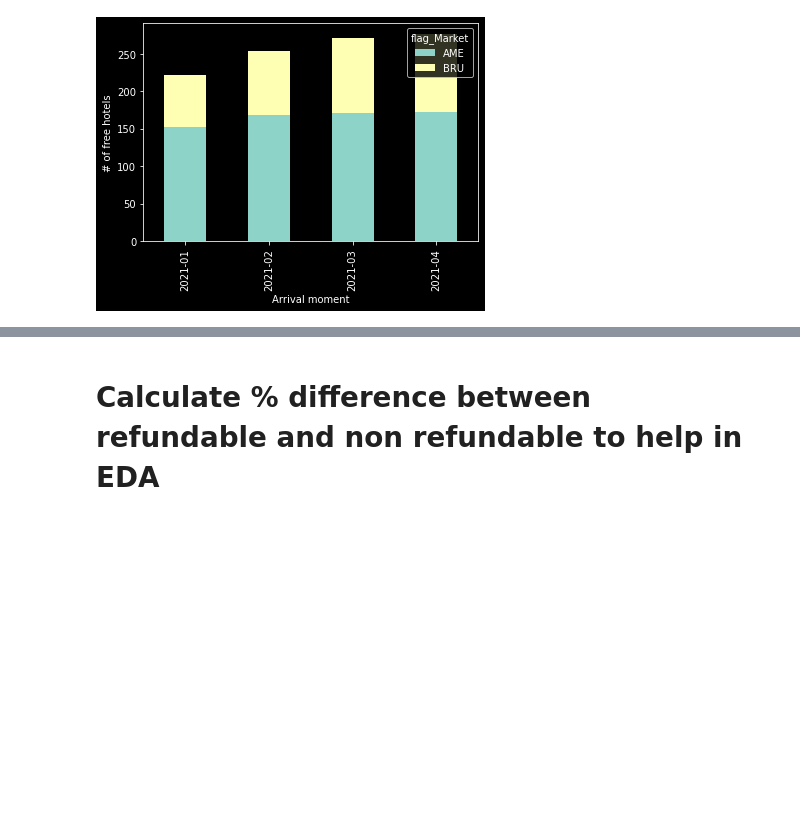
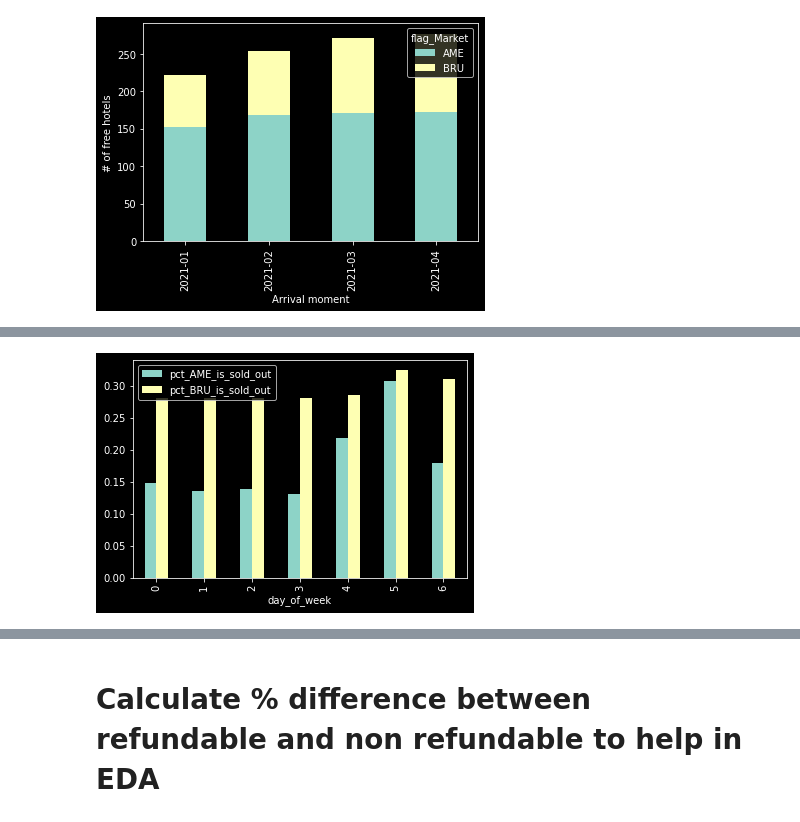
Before and after one commit to jmmvr/Lighthouse_EDA, a Jupyter notebook: 01. EDA_JR.ipynb, the cells around one changed output, grey strips where cells are left out. Drawn from its saved outputs; the diff is of its cells as text; code cells hidden in the pictures; blank space fills up the shorter version.

```diff
--- a/01. EDA_JR.ipynb
+++ b/01. EDA_JR.ipynb
@@ -277,0 +335,98 @@ Text(0, 0.5, '# of free hotels')
+# %%
+# What is the percentage of sold out hotels per market / day of week / future months?
+
+########################################################
+
+df_agg1 = df_joined.groupby(
+    [
+        'flag_Market',
+#         'month_year',
+        'day_of_week',
+        'is_sold_out'
+
+    ])['our_hotel_id'].nunique().reset_index()
+df_agg2 = pd.pivot_table(
+    data = df_agg1,
+    values = 'our_hotel_id',
+    index = ['day_of_week'],
+    columns = ['flag_Market', 'is_sold_out'],
+    aggfunc = 'sum'
+)
+df_agg2.columns = df_agg2.columns = [str(col) for col in df_agg2.columns]
+df_agg2 = df_agg2.rename_axis(None, axis=1).reset_index()
+df_agg2['pct_AME_is_sold_out'] = df_agg2["('AME', True)"] / (df_agg2["('AME', True)"] + df_agg2["('AME', False)"])
+df_agg2['pct_BRU_is_sold_out'] = df_agg2["('BRU', True)"] / (df_agg2["('BRU', True)"] + df_agg2["('BRU', False)"])
+df_agg2[
+    [
+#         'month_year',
+        'day_of_week',
+        'pct_AME_is_sold_out',
+        'pct_BRU_is_sold_out'
+    ]
+].set_index(
+    ['day_of_week']).plot.bar()
+
+########################################################
+
+df_agg1 = df_joined.groupby(
+    [
+        'flag_Market',
+        'month_year',
+        'day_of_week',
+        'is_sold_out'
+
+    ])['our_hotel_id'].nunique().reset_index()
+
+df_agg2 = pd.pivot_table(
+    data = df_agg1,
+    values = 'our_hotel_id',
+    index = ['month_year', 'day_of_week'],
+    columns = ['flag_Market', 'is_sold_out'],
+    aggfunc = 'sum'
+)
+df_agg2.columns = df_agg2.columns = [str(col) for col in df_agg2.columns]
+df_agg2 = df_agg2.rename_axis(None, axis=1).reset_index()
+df_agg2['pct_AME_is_sold_out'] = df_agg2["('AME', True)"] / (df_agg2["('AME', True)"] + df_agg2["('AME', False)"])
+df_agg2['pct_BRU_is_sold_out'] = df_agg2["('BRU', True)"] / (df_agg2["('BRU', True)"] + df_agg2["('BRU', False)"])
+df_agg2[
+    [
+        'month_year',
+        'day_of_week',
+        'pct_AME_is_sold_out',
+        'pct_BRU_is_sold_out'
+    ]
+].set_index(
+    ['month_year', 'day_of_week']).plot.bar()
+
+########################################################
+
+df_agg1 = df_joined.groupby(
+    [
+        'flag_Market',
+        'month_year',
+#         'day_of_week',
+        'is_sold_out'
+
+    ])['our_hotel_id'].nunique().reset_index()
+
+df_agg2 = pd.pivot_table(
+    data = df_agg1,
+    values = 'our_hotel_id',
+    index = ['month_year'],
+    columns = ['flag_Market', 'is_sold_out'],
+    aggfunc = 'sum'
+)
+df_agg2.columns = df_agg2.columns = [str(col) for col in df_agg2.columns]
+df_agg2 = df_agg2.rename_axis(None, axis=1).reset_index()
+df_agg2['pct_AME_is_sold_out'] = df_agg2["('AME', True)"] / (df_agg2["('AME', True)"] + df_agg2["('AME', False)"])
+df_agg2['pct_BRU_is_sold_out'] = df_agg2["('BRU', True)"] / (df_agg2["('BRU', True)"] + df_agg2["('BRU', False)"])
+df_agg2[
+    [
+        'month_year',
+#         'day_of_week',
+        'pct_AME_is_sold_out',
+        'pct_BRU_is_sold_out'
+    ]
+].set_index(
+    ['month_year']).plot.bar()
+# %% [output]
@@ -277,0 +434 @@ Text(0, 0.5, '# of free hotels')
+[figure, added]
```
Also changed, not shown: parts of 14 cells of this notebook.
